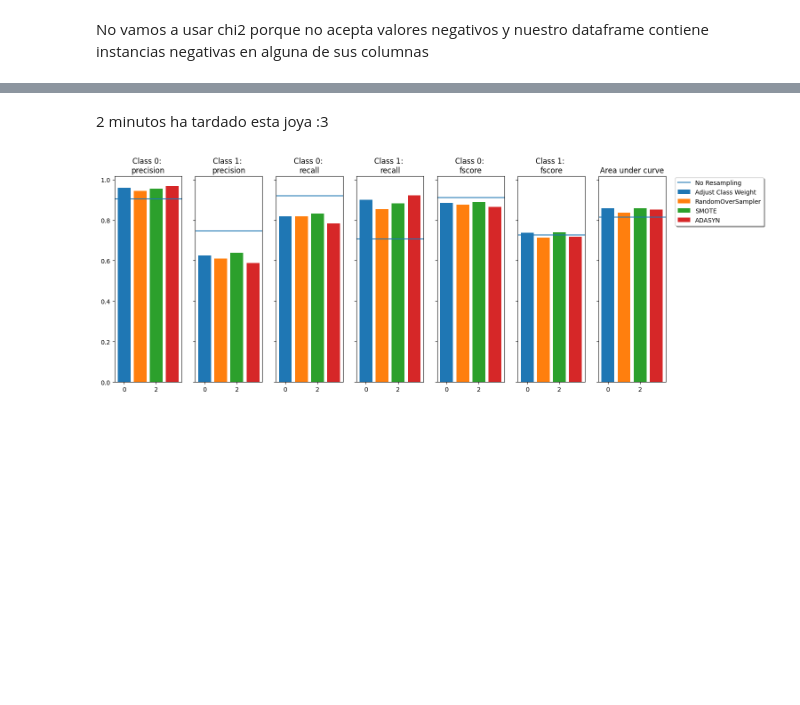
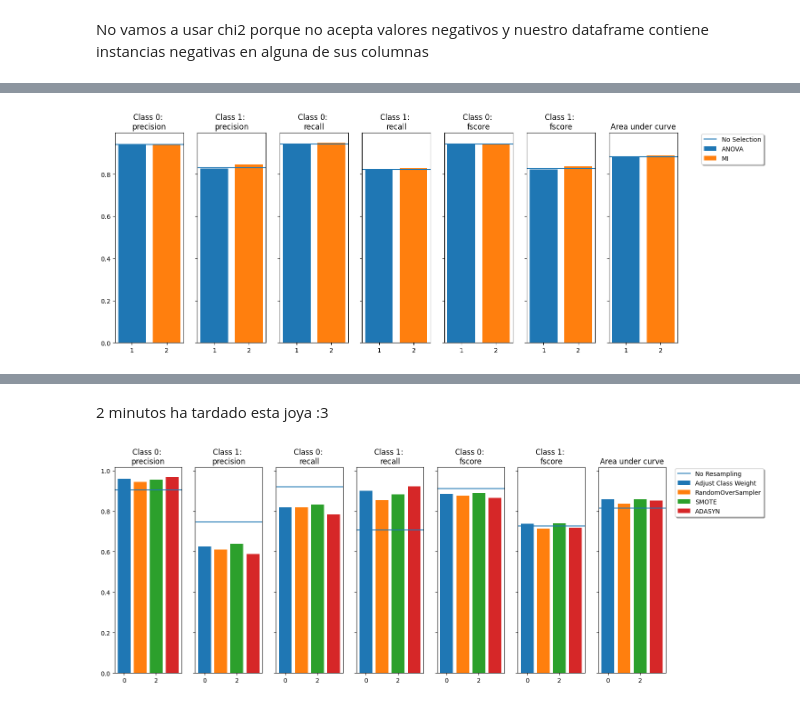
Before and after one commit to kliniik/Practica_AAI_1, a Jupyter notebook: preprocess.ipynb, the cells around one changed output, grey strips where cells are left out. Cells and saved outputs as stored; diff of their text form; code cells hidden in the pictures; blank space fills up the shorter version.

```diff
--- a/preprocess.ipynb
+++ b/preprocess.ipynb
@@ -1150,0 +1292,3 @@ X_train, X_test, y_train, y_test = train_test_split(X, y, stratify=y, test_size=
+# %%
+model = RandomForestClassifier()
+results = model_features_pipeline(X_train, X_test, y_train, y_test, model)
@@ -1150,0 +1306,4 @@ X_train, X_test, y_train, y_test = train_test_split(X, y, stratify=y, test_size=
+# %%
+evaluate_method(results, 'filter')
+# %% [output]
+[figure, added]
```
Also changed, not shown: parts of 139 cells of this notebook.
